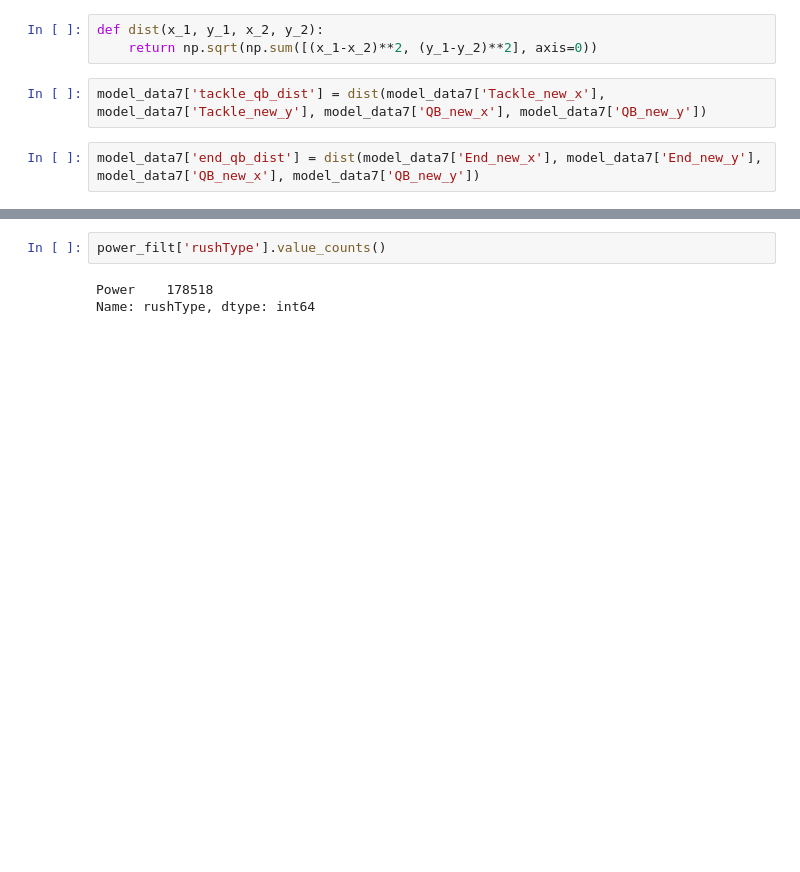
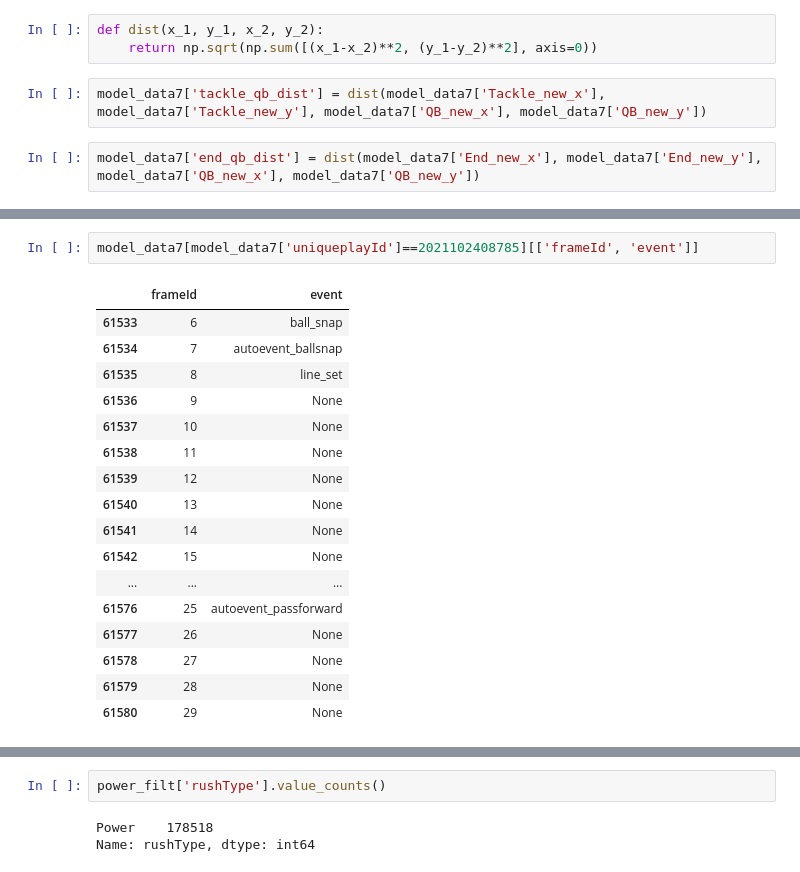
Before and after one commit to cnickol26/BigDataBowl2023, a Jupyter notebook: Modeling_Josh.ipynb, the cells around one changed output, grey strips where cells are left out. Cells and saved outputs as stored; diff of their text form; blank space fills up the shorter version.

```diff
--- a/Modeling_Josh.ipynb
+++ b/Modeling_Josh.ipynb
@@ -132,0 +161,20 @@ power_filt = power[(power['tackle_qb_dist'] < power['end_qb_dist'])]
+# %%
+model_data7[model_data7['uniqueplayId']==2021102408785][['frameId', 'event']]
+# %% [output]
+|  | frameId | event |
+| 61533 | 6 | ball_snap |
+| 61534 | 7 | autoevent_ballsnap |
+| 61535 | 8 | line_set |
+| 61536 | 9 | None |
+| 61537 | 10 | None |
+| 61538 | 11 | None |
+| 61539 | 12 | None |
+| 61540 | 13 | None |
+| 61541 | 14 | None |
+| 61542 | 15 | None |
+| ... | ... | ... |
+| 61576 | 25 | autoevent_passforward |
+| 61577 | 26 | None |
+| 61578 | 27 | None |
+| 61579 | 28 | None |
+| 61580 | 29 | None |
```
Also changed, not shown: parts of 8 cells of this notebook, 1 other file.
